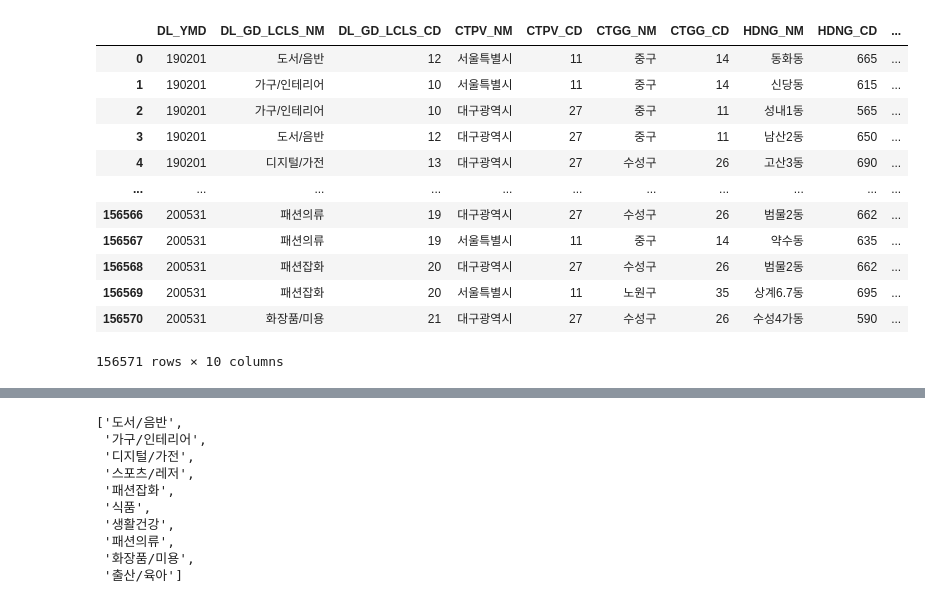
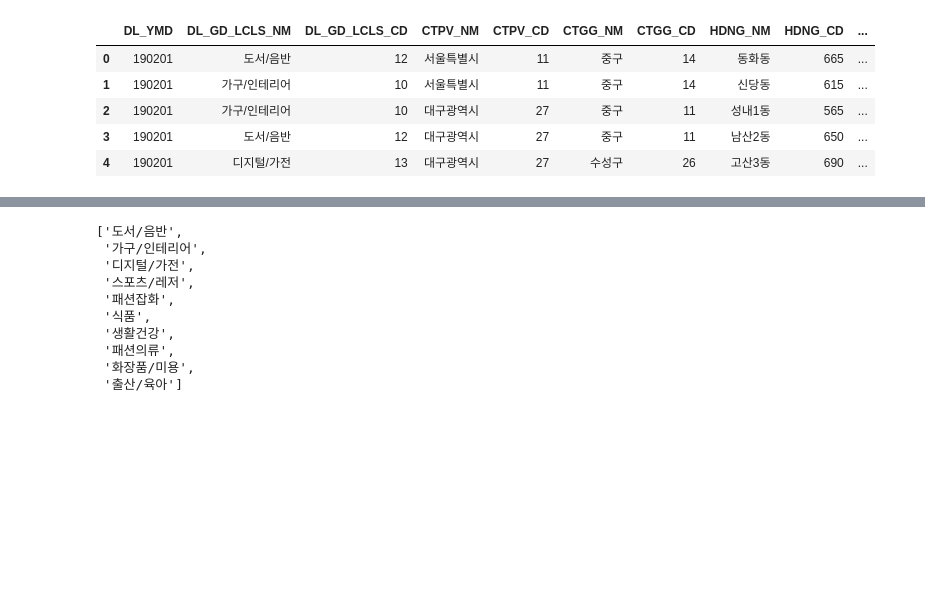
Before and after one commit to yoouza/bigcontest, a Jupyter notebook: visualizing/물류를확인해보자.ipynb, the cells around one changed output, grey strips where cells are left out. Cells and saved outputs as stored; diff of their text form; code cells hidden in the pictures; blank space fills up the shorter version.

```diff
--- a/visualizing/물류를확인해보자.ipynb
+++ b/visualizing/물류를확인해보자.ipynb
@@ -3,22 +3,15 @@
 # %%
 import pandas as pd
 
 df = pd.read_excel('/content/CJ Olive/2020 빅콘테스트_CJ올리브네트웍스_제공DB.xlsx', encoding='utf-8')
-df
+df.head()
 # %% [output]
 |  | DL_YMD | DL_GD_LCLS_NM | DL_GD_LCLS_CD | CTPV_NM | CTPV_CD | CTGG_NM | CTGG_CD | HDNG_NM | HDNG_CD | ... |
 | 0 | 190201 | 도서/음반 | 12 | 서울특별시 | 11 | 중구 | 14 | 동화동 | 665 | ... |
 | 1 | 190201 | 가구/인테리어 | 10 | 서울특별시 | 11 | 중구 | 14 | 신당동 | 615 | ... |
 | 2 | 190201 | 가구/인테리어 | 10 | 대구광역시 | 27 | 중구 | 11 | 성내1동 | 565 | ... |
 | 3 | 190201 | 도서/음반 | 12 | 대구광역시 | 27 | 중구 | 11 | 남산2동 | 650 | ... |
 | 4 | 190201 | 디지털/가전 | 13 | 대구광역시 | 27 | 수성구 | 26 | 고산3동 | 690 | ... |
-| ... | ... | ... | ... | ... | ... | ... | ... | ... | ... | ... |
-| 156566 | 200531 | 패션의류 | 19 | 대구광역시 | 27 | 수성구 | 26 | 범물2동 | 662 | ... |
-| 156567 | 200531 | 패션의류 | 19 | 서울특별시 | 11 | 중구 | 14 | 약수동 | 635 | ... |
-| 156568 | 200531 | 패션잡화 | 20 | 대구광역시 | 27 | 수성구 | 26 | 범물2동 | 662 | ... |
-| 156569 | 200531 | 패션잡화 | 20 | 서울특별시 | 11 | 노원구 | 35 | 상계6.7동 | 695 | ... |
-| 156570 | 200531 | 화장품/미용 | 21 | 대구광역시 | 27 | 수성구 | 26 | 수성4가동 | 590 | ... |
-156571 rows × 10 columns
 # %%
 gb_df = df.groupby(['DL_YMD', 'DL_GD_LCLS_NM'])['INVC_CONT'].sum()
 gb_df = pd.DataFrame(gb_df)
```
Also changed, not shown: parts of 13 cells of this notebook.
